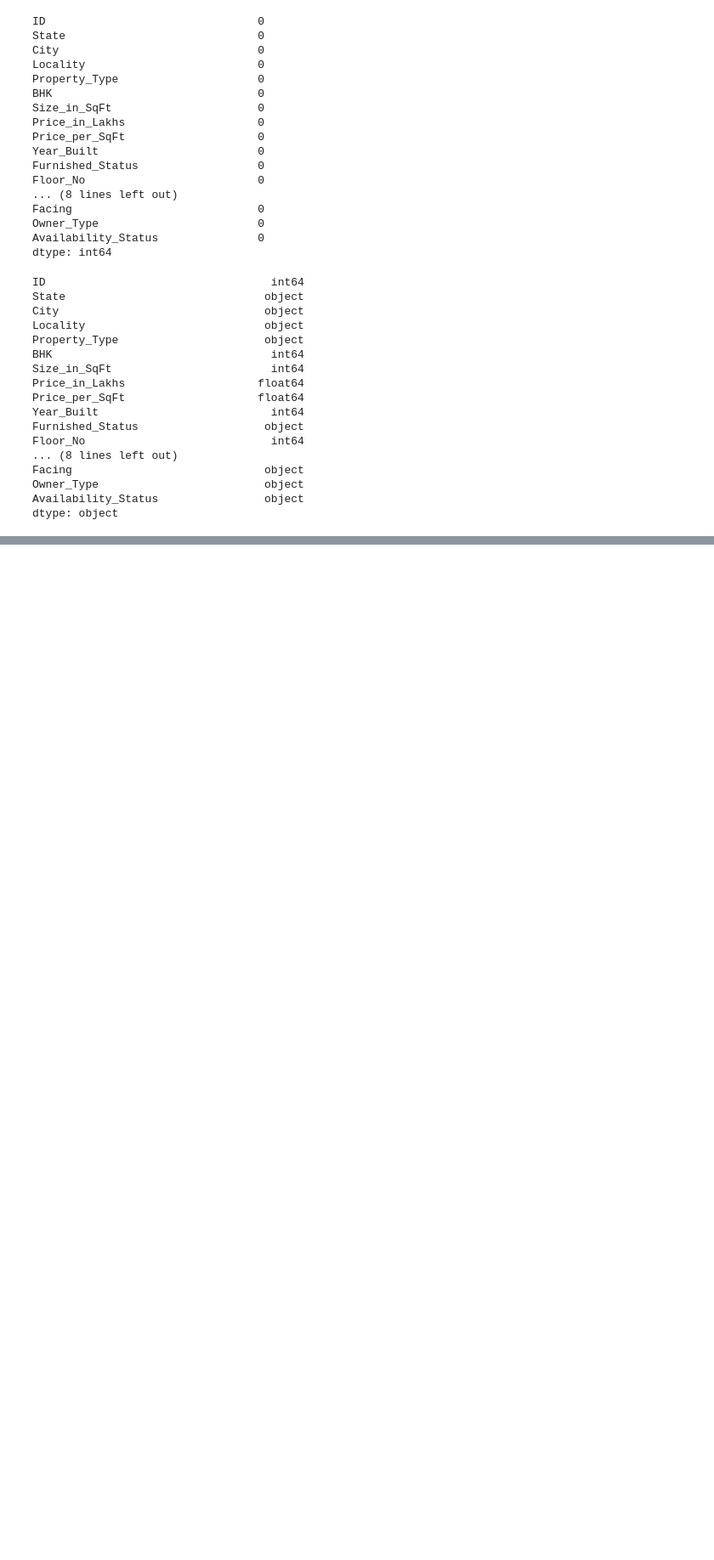
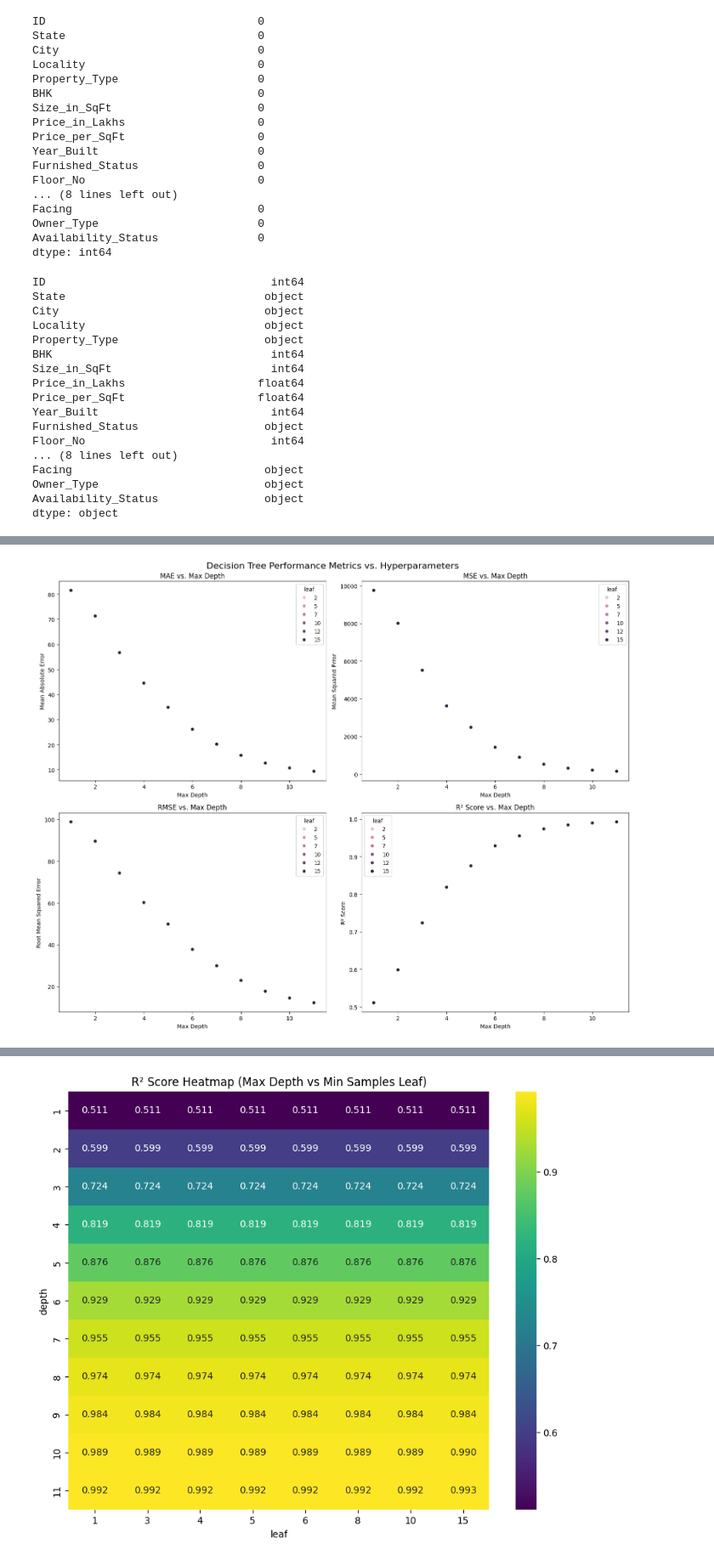
Before and after one commit to Krishnakanth834/india-home-price-ml, a Jupyter notebook: notebook.ipynb, the cells around one changed output, grey strips where cells are left out. Shown at 85% size. Drawn from its saved outputs; the diff is of its cells as text; code cells hidden in the pictures; blank space fills up the shorter version.

Commit message:
model development

```diff
--- a/notebook.ipynb
+++ b/notebook.ipynb
@@ -64,0 +206,4 @@ dtype: object
+# %%
+y_pred = model.predict(X_val)
+mae, mse, rmse, r2 = evaluate_model(y_val, y_pred)
+mae, mse, rmse, r2
@@ -64,0 +220,16 @@ dtype: object
+# %%
+############# Decision Tree ###############
+#Tuning Parameter
+
+scores = []
+
+for i in range(1, 12):
+    for min_sample_leaf_values in [1, 3, 4, 5, 6, 8, 10, 15]:
+        dt = DecisionTreeRegressor(max_depth=i, min_samples_leaf=min_sample_leaf_values, random_state=1)
+        dt.fit(X_train, y_train)
+        y_pred = dt.predict(X_val)
+        mae, mse, rmse, r2 = evaluate_model(y_val, y_pred)
+
+        scores.append((i, min_sample_leaf_values, mae, mse, rmse, r2))
+# %%
+df_scores = pd.DataFrame(scores, columns=['depth', 'leaf', 'mae', 'mse', 'rmse', 'r2'])
@@ -64,0 +252,49 @@ dtype: object
+# %%
+fig, axes = plt.subplots(2, 2, figsize=(15, 12))
+fig.suptitle('Decision Tree Performance Metrics vs. Hyperparameters', fontsize=16)
+
+sns.scatterplot(data=df_scores, x='depth', y='mae', hue='leaf', ax=axes[0,0])
+axes[0,0].set_title('MAE vs. Max Depth')
+axes[0,0].set_xlabel('Max Depth')
+axes[0,0].set_ylabel('Mean Absolute Error')
+
+sns.scatterplot(data=df_scores, x='depth', y='mse', hue='leaf', ax=axes[0,1])
+axes[0,1].set_title('MSE vs. Max Depth')
+axes[0,1].set_xlabel('Max Depth')
+axes[0,1].set_ylabel('Mean Squared Error')
+
+sns.scatterplot(data=df_scores, x='depth', y='rmse', hue='leaf', ax=axes[1,0])
+axes[1,0].set_title('RMSE vs. Max Depth')
+axes[1,0].set_xlabel('Max Depth')
+axes[1,0].set_ylabel('Root Mean Squared Error')
+
+sns.scatterplot(data=df_scores, x='depth', y='r2', hue='leaf', ax=axes[1,1])
+axes[1,1].set_title('R² Score vs. Max Depth')
+axes[1,1].set_xlabel('Max Depth')
+axes[1,1].set_ylabel('R² Score')
+
+plt.tight_layout()
+plt.show()
+
+# Find the best parameters based on different metrics
+print("\nBest Parameters for different metrics:")
+print("\nBest parameters for minimum MAE:")
+print(df_scores.loc[df_scores['mae'].idxmin()])
+
+print("\nBest parameters for minimum MSE:")
+print(df_scores.loc[df_scores['mse'].idxmin()])
+
+print("\nBest parameters for minimum RMSE:")
+print(df_scores.loc[df_scores['rmse'].idxmin()])
+
+print("\nBest parameters for maximum R2:")
+print(df_scores.loc[df_scores['r2'].idxmax()])
+
+# Create a heatmap for R2 scores
+plt.figure(figsize=(10, 8))
+pivot_table = df_scores.pivot(index='depth', columns='leaf', values='r2')
+sns.heatmap(pivot_table, annot=True, cmap='viridis', fmt='.3f')
+plt.title('R² Score Heatmap (Max Depth vs Min Samples Leaf)')
+plt.show()
+# %% [output]
+[figure, added]
@@ -64,0 +318 @@ dtype: object
+[figure, added]
```
Also changed, not shown: parts of 40 cells of this notebook.
